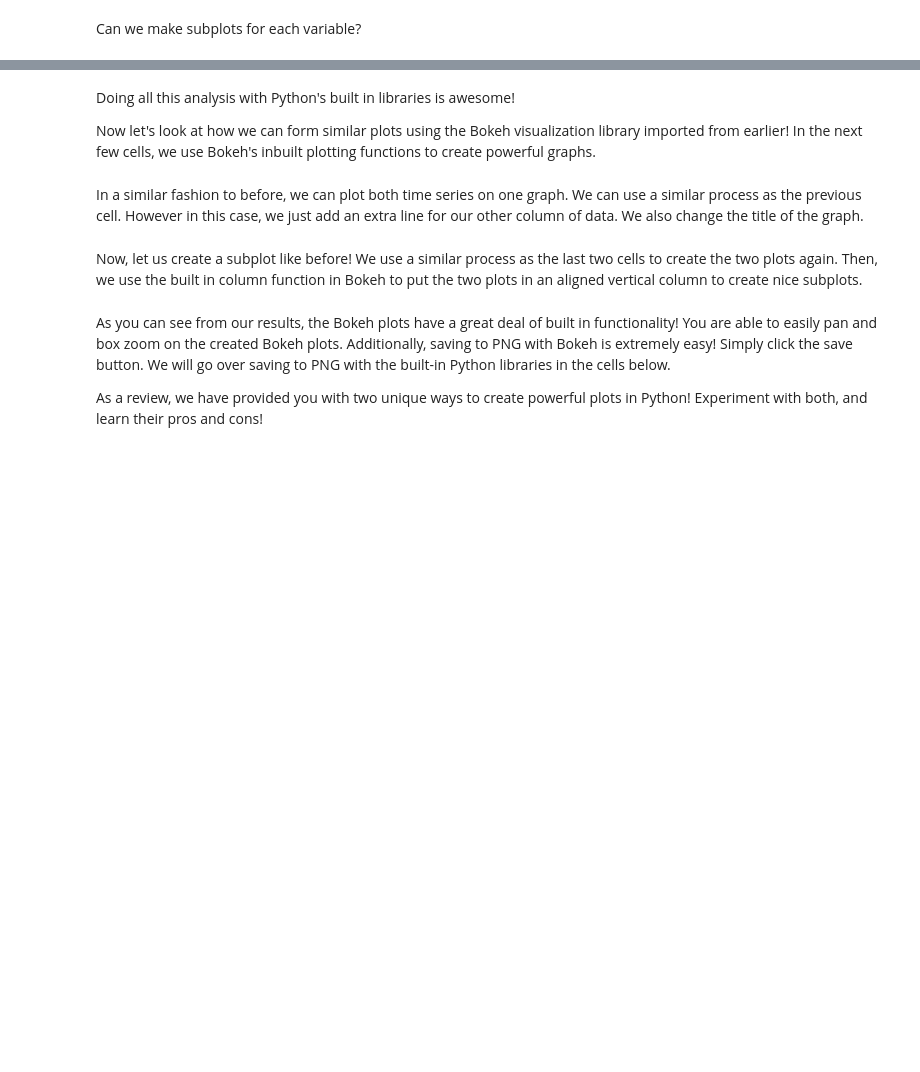
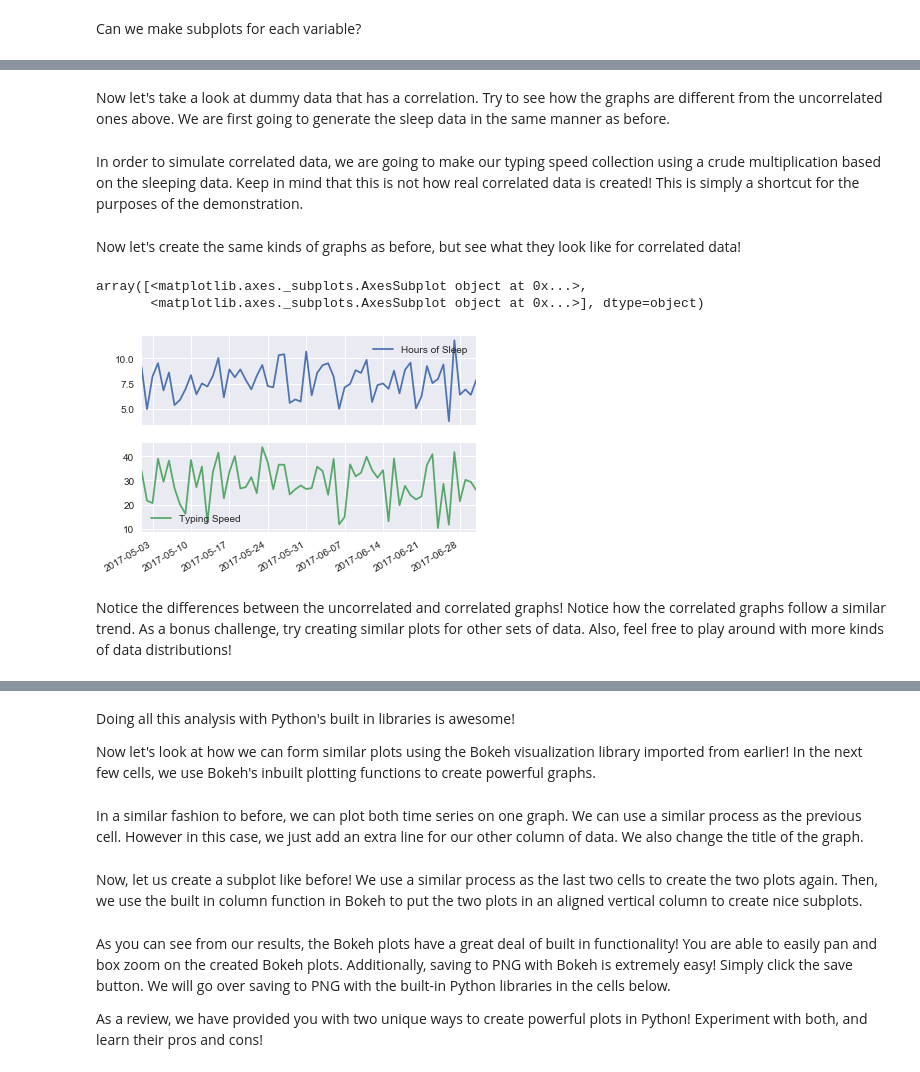
Before and after one commit to ds-modules/ART-W23AC, a Jupyter notebook: 1-coincidence-correlation-causation.ipynb, the cells around one changed output, grey strips where cells are left out. Drawn from its saved outputs; the diff is of its cells as text; code cells hidden in the pictures; blank space fills up the shorter version.

Commit message:
Edits based on Greg's email

```diff
--- a/1-coincidence-correlation-causation.ipynb
+++ b/1-coincidence-correlation-causation.ipynb
@@ -129,0 +130,29 @@ ax = df.plot(kind='line', rot=30, subplots=True)
+# %% [markdown]
+Now let's take a look at dummy data that has a correlation. Try to see how the graphs are different from the uncorrelated ones above. We are first going to generate the sleep data in the same manner as before.
+# %%
+d1 = date(2017, 5, 1)  # Our experiment start date
+d2 = date(2017, 7, 1)  # Our experiment end date
+
+collection_dates = [d1 + timedelta(days=i) for i in range((d2 - d1).days + 1)]
+sleep_hours = [random.normalvariate(8, 2) for i in range(len(collection_dates))] #Generating random sleep data similar to before
+# %% [markdown]
+In order to simulate correlated data, we are going to make our typing speed collection using a crude multiplication based on the sleeping data. Keep in mind that this is not how real correlated data is created! This is simply a shortcut for the purposes of the demonstration.
+# %%
+
+typing_speed = 40  # Average typing speed
+typing_speed_collection = []
+for i in range(len(collection_dates)):
+    typing_speed_collection.append((sleep_hours[i])/10 * random.normalvariate(40,10))
+# %% [markdown]
+Now let's create the same kinds of graphs as before, but see what they look like for correlated data!
+# %%
+df1= pd.DataFrame({'Hours of Sleep': sleep_hours,
+                    'Typing Speed': typing_speed_collection},
+                    index=collection_dates)
+df1.plot(kind='line', rot=30, subplots=True)
+# %% [output]
+array([<matplotlib.axes._subplots.AxesSubplot object at 0x...>,
+       <matplotlib.axes._subplots.AxesSubplot object at 0x...>], dtype=object)
+[figure, added]
+# %% [markdown]
+Notice the differences between the uncorrelated and correlated graphs! Notice how the correlated graphs follow a similar trend. As a bonus challenge, try creating similar plots for other sets of data. Also, feel free to play around with more kinds of data distributions!
```
Also changed, not shown: parts of 17 cells of this notebook.
